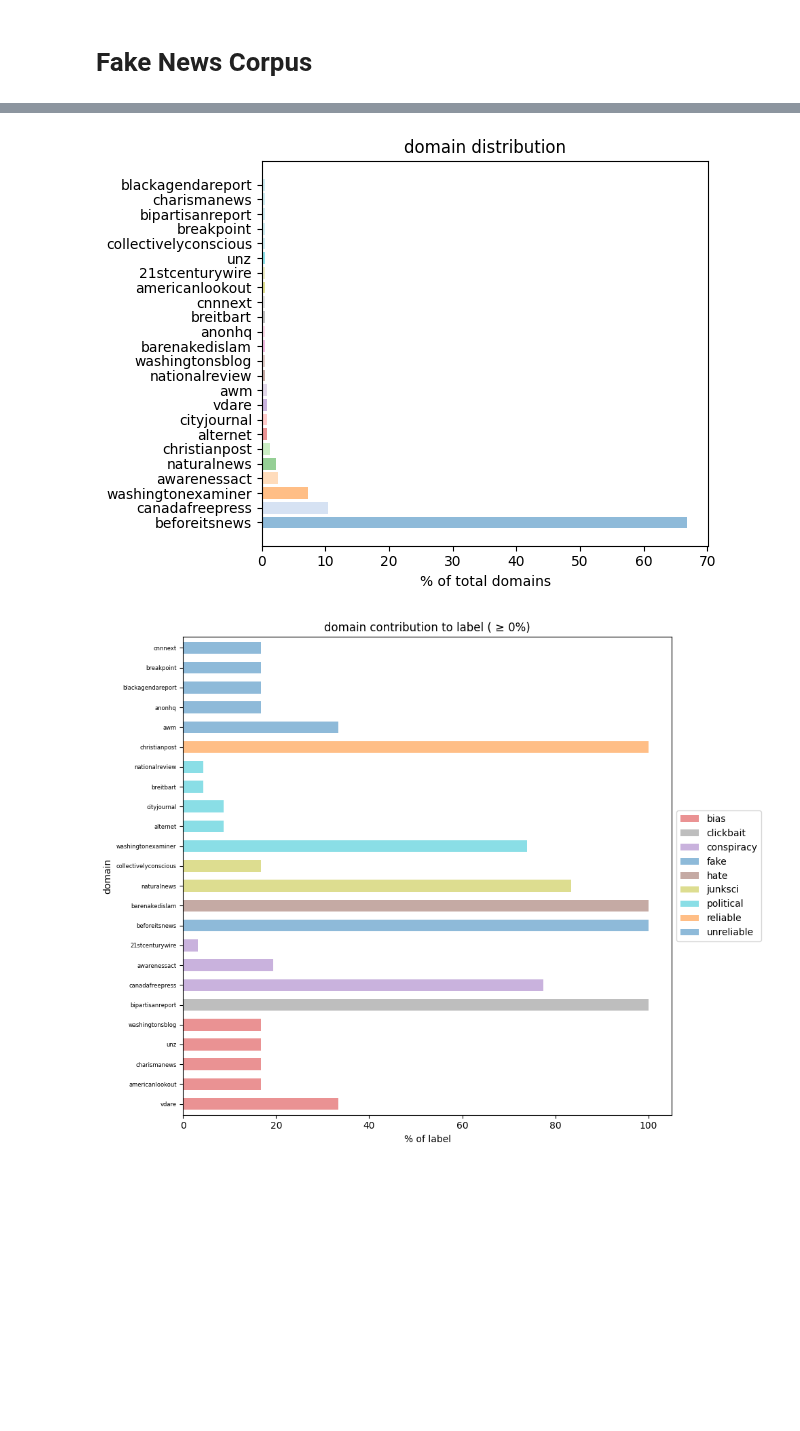
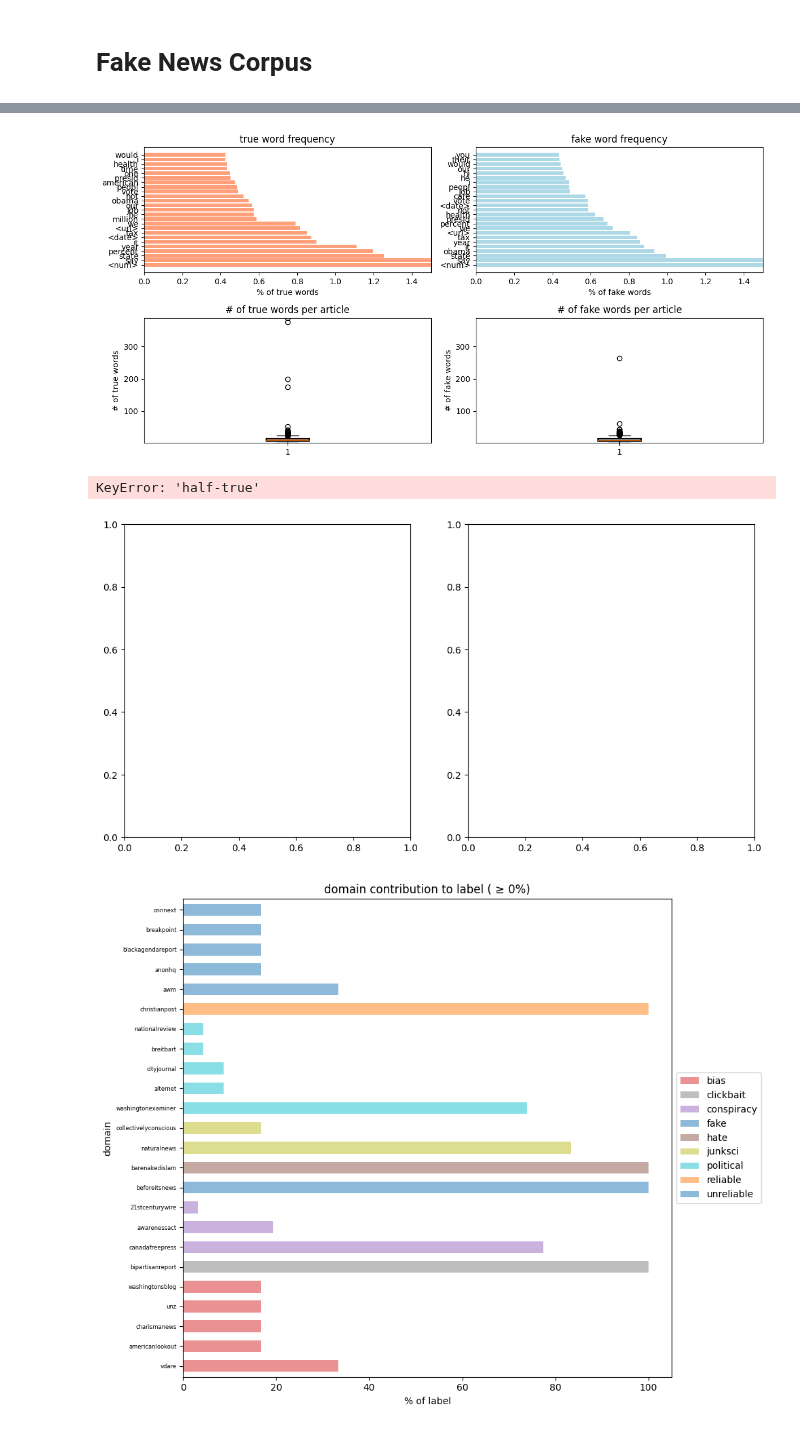
Before and after one commit to henrikdchristensen/DIKU-DS-Exam-FakeNewsDetection, a Jupyter notebook: src/bookhc.ipynb, the cells around one changed output, grey strips where cells are left out. Cells and saved outputs as stored; diff of their text form; code cells hidden in the pictures; blank space fills up the shorter version.

```diff
--- a/src/bookhc.ipynb
+++ b/src/bookhc.ipynb
@@ -26,4 +26,9 @@ Stat_fake_news.plot_type_fake_vs_real()
-# %%
-Stat_fake_news.barplot_domain(percentage = True)
-# %% [output]
-[figure, removed]
+# %%
+Stat.plot_word_frequency_fake_vs_true()
+# %% [output]
+[figure, added]
+# %%
+Stat.plot_type_fake_vs_true()
+# %% [output]
+KeyError: 'half-true'
+[figure, added]
```
Also changed, not shown: parts of 19 cells of this notebook, 2 other files.
